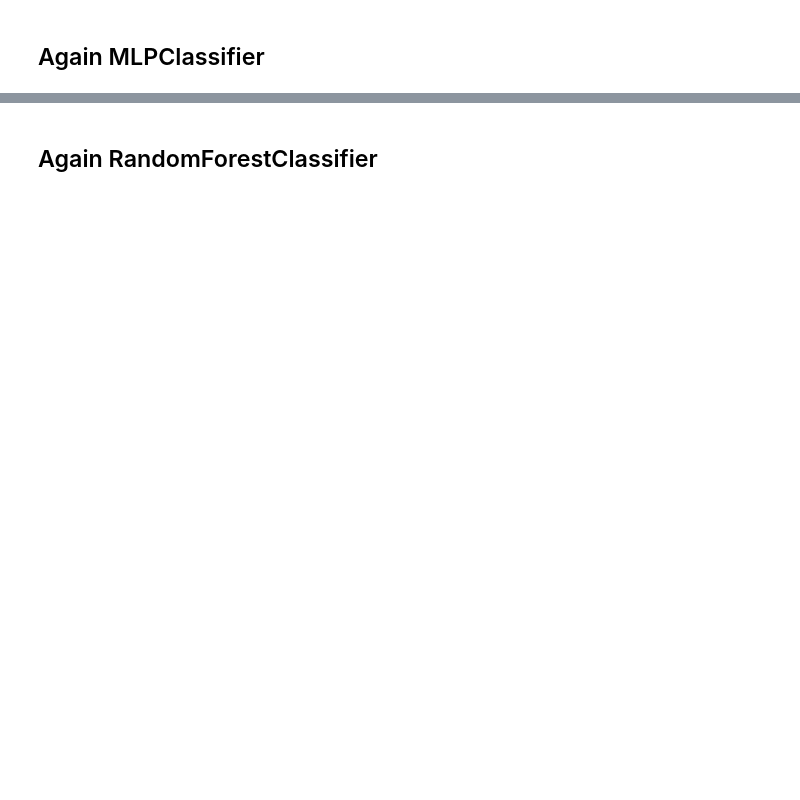
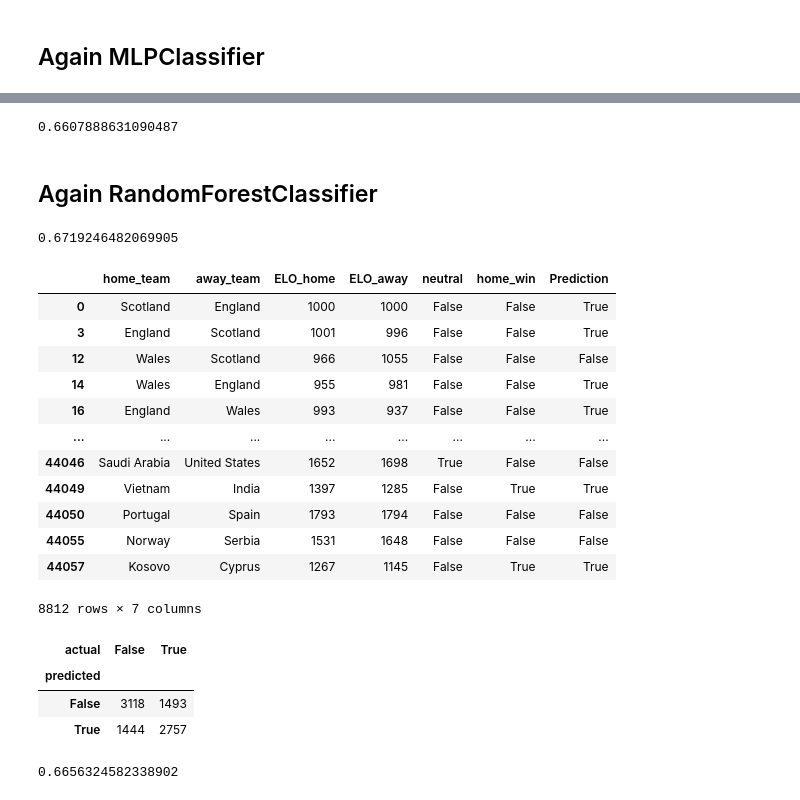
Before and after one commit to ramevaf/AIMatch, a Jupyter notebook: first_try.ipynb, the cells around one changed output, grey strips where cells are left out. Cells and saved outputs as stored; diff of their text form; code cells hidden in the pictures; blank space fills up the shorter version.

```diff
--- a/first_try.ipynb
+++ b/first_try.ipynb
@@ -353,3 +417,7 @@ acc_score
+# %%
+precision_score(test[targets], predictions)
+# %% [output]
+0.6607888631090487
 # %%
 #visualize the predcitions a bit
 combined = pd.DataFrame(dict(actual=test[targets], predicted=predictions))
@@ -358,7 +426,7 @@ pd.crosstab(index=combined["predicted"], columns=combined["actual"])
 ## Again RandomForestClassifier
 # %%
 # fitting
-rf = RandomForestClassifier(n_estimators=200, min_samples_split=10, random_state=1)
+rf = RandomForestClassifier(n_estimators=100, min_samples_split=20, random_state=1)
 
 predictors = ["home_team_code", "away_team_code", "ELO_home", "ELO_away", "neutral"]
 targets = "home_win"
@@ -371,7 +439,35 @@ predictions = rf.predict(test[predictors])
 # accuracy
 acc_score = accuracy_score(test[targets], predictions)
 acc_score
+# %% [output]
+0.6719246482069905
+# %%
+test["Prediction"] = predictions
+test[["home_team", "away_team", "ELO_home", "ELO_away", "neutral", "home_win", "Prediction"]]
+# %% [output]
+|  | home_team | away_team | ELO_home | ELO_away | neutral | home_win | Prediction |
+| 0 | Scotland | England | 1000 | 1000 | False | False | True |
+| 3 | England | Scotland | 1001 | 996 | False | False | True |
+| 12 | Wales | Scotland | 966 | 1055 | False | False | False |
+| 14 | Wales | England | 955 | 981 | False | False | True |
+| 16 | England | Wales | 993 | 937 | False | False | True |
+| ... | ... | ... | ... | ... | ... | ... | ... |
+| 44046 | Saudi Arabia | United States | 1652 | 1698 | True | False | False |
+| 44049 | Vietnam | India | 1397 | 1285 | False | True | True |
+| 44050 | Portugal | Spain | 1793 | 1794 | False | False | False |
+| 44055 | Norway | Serbia | 1531 | 1648 | False | False | False |
+| 44057 | Kosovo | Cyprus | 1267 | 1145 | False | True | True |
+8812 rows × 7 columns
 # %%
 #visualize the predcitions a bit
 combined = pd.DataFrame(dict(actual=test[targets], predicted=predictions))
 pd.crosstab(index=combined["predicted"], columns=combined["actual"])
+# %% [output]
+| actual | False | True |
+| predicted |  |  |
+| False | 3118 | 1493 |
+| True | 1444 | 2757 |
+# %%
+precision_score(test[targets], predictions)
+# %% [output]
+0.6656324582338902
```
Also changed, not shown: parts of 14 cells of this notebook.
